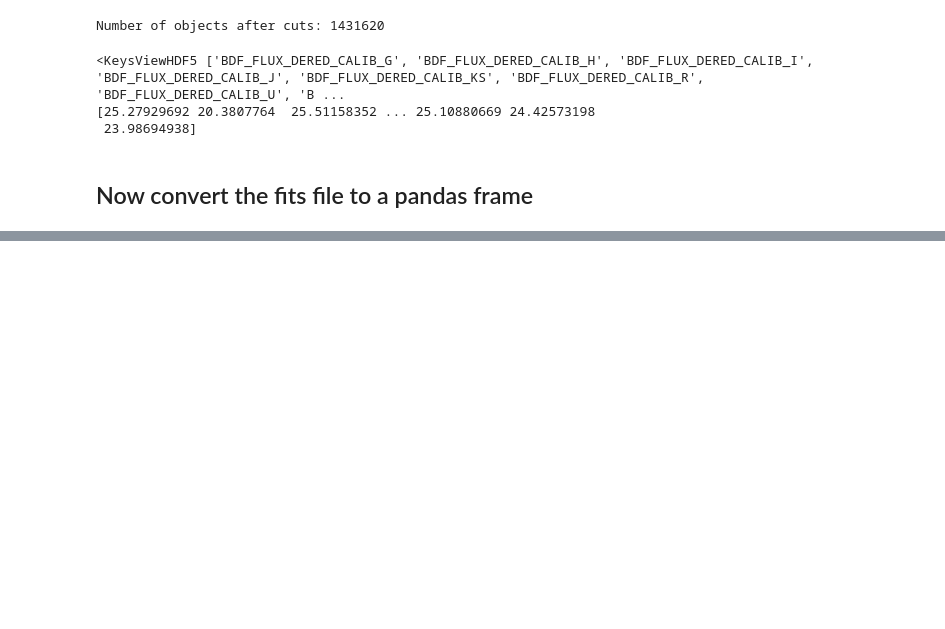
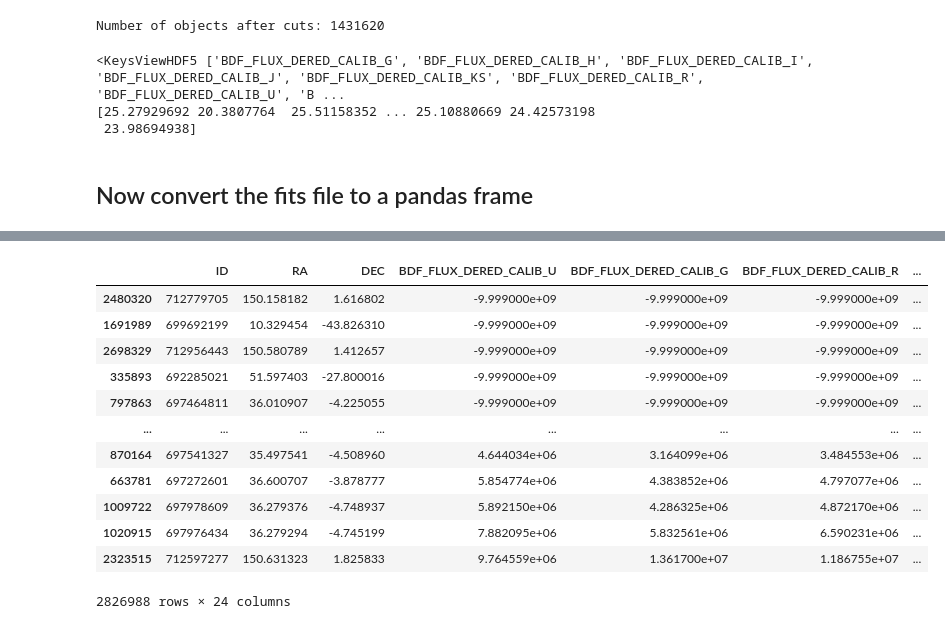
Before and after one commit to chihway/mapping_the_universe, a Jupyter notebook: Basic/Tutorial 2 - Galaxy Catalogs.ipynb, the cells around one changed output, grey strips where cells are left out. Saved outputs shown, nothing was run; the diff lists cells and outputs as text; code cells hidden in the pictures; blank space fills up the shorter version.

```diff
--- a/Basic/Tutorial 2 - Galaxy Catalogs.ipynb
+++ b/Basic/Tutorial 2 - Galaxy Catalogs.ipynb
@@ -292,0 +366,17 @@ print(df.head())
+# %%
+# Sort according to a column
+df.sort_values(by="BDF_FLUX_DERED_CALIB_U")
+# %% [output]
+|  | ID | RA | DEC | BDF_FLUX_DERED_CALIB_U | BDF_FLUX_DERED_CALIB_G | BDF_FLUX_DERED_CALIB_R | ... |
+| 2480320 | 712779705 | 150.158182 | 1.616802 | -9.999000e+09 | -9.999000e+09 | -9.999000e+09 | ... |
+| 1691989 | 699692199 | 10.329454 | -43.826310 | -9.999000e+09 | -9.999000e+09 | -9.999000e+09 | ... |
+| 2698329 | 712956443 | 150.580789 | 1.412657 | -9.999000e+09 | -9.999000e+09 | -9.999000e+09 | ... |
+| 335893 | 692285021 | 51.597403 | -27.800016 | -9.999000e+09 | -9.999000e+09 | -9.999000e+09 | ... |
+| 797863 | 697464811 | 36.010907 | -4.225055 | -9.999000e+09 | -9.999000e+09 | -9.999000e+09 | ... |
+| ... | ... | ... | ... | ... | ... | ... | ... |
+| 870164 | 697541327 | 35.497541 | -4.508960 | 4.644034e+06 | 3.164099e+06 | 3.484553e+06 | ... |
+| 663781 | 697272601 | 36.600707 | -3.878777 | 5.854774e+06 | 4.383852e+06 | 4.797077e+06 | ... |
+| 1009722 | 697978609 | 36.279376 | -4.748937 | 5.892150e+06 | 4.286325e+06 | 4.872170e+06 | ... |
+| 1020915 | 697976434 | 36.279294 | -4.745199 | 7.882095e+06 | 5.832561e+06 | 6.590231e+06 | ... |
+| 2323515 | 712597277 | 150.631323 | 1.825833 | 9.764559e+06 | 1.361700e+07 | 1.186755e+07 | ... |
+2826988 rows × 24 columns
```
Also changed, not shown: parts of 19 cells of this notebook.
